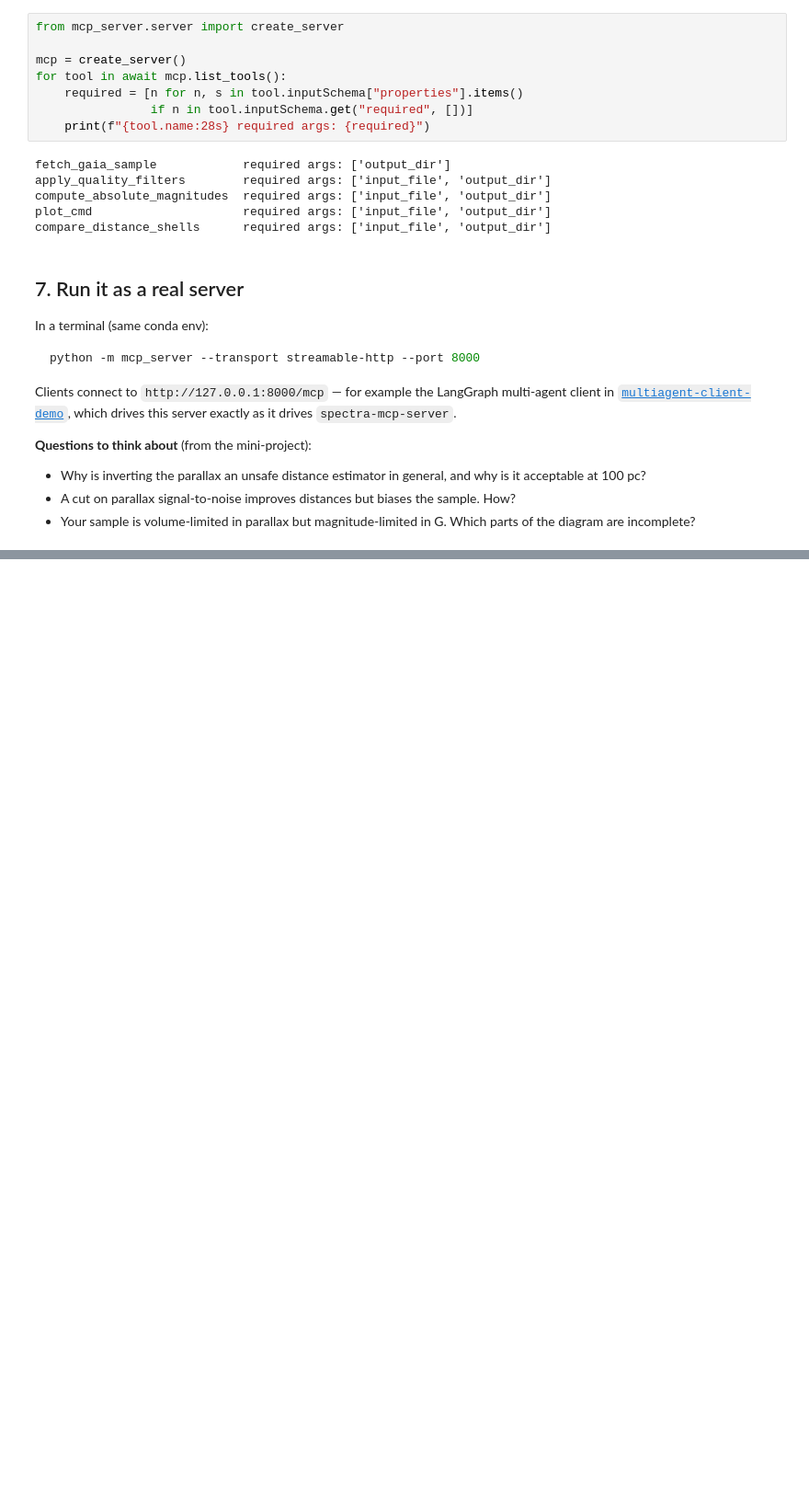
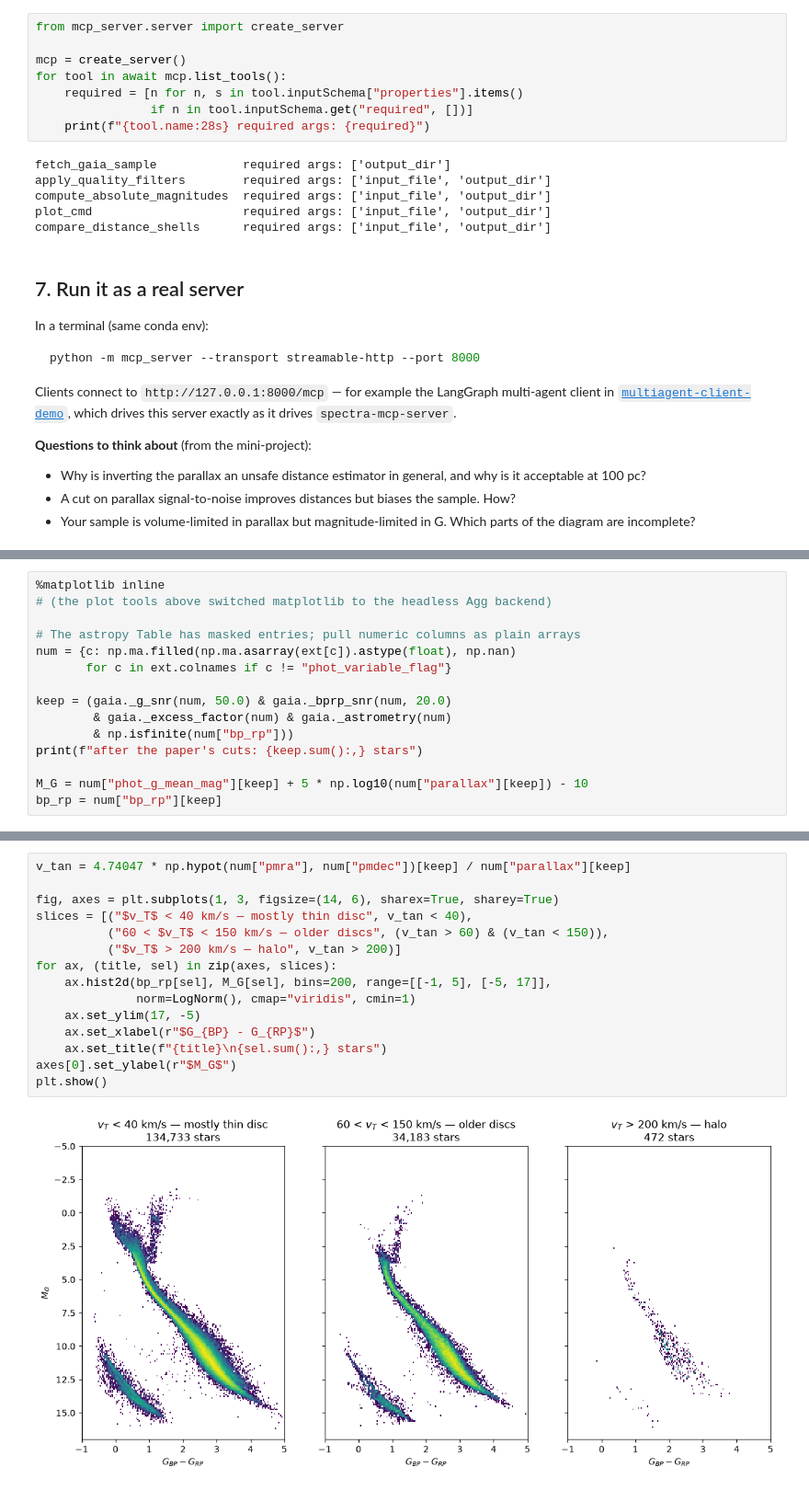
Before and after one commit to HEP-KE/gaia-mcp-server, a Jupyter notebook: notebooks/01_manual_pipeline.ipynb, the cells around one changed output, grey strips where cells are left out. Shown at 92% size. Saved outputs shown, nothing was run; the diff lists cells and outputs as text; blank space fills up the shorter version.

```diff
--- a/notebooks/01_manual_pipeline.ipynb
+++ b/notebooks/01_manual_pipeline.ipynb
@@ -226,0 +274,15 @@ which drives this server exactly as it drives `spectra-mcp-server`.
+# %%
+%matplotlib inline
+# (the plot tools above switched matplotlib to the headless Agg backend)
+
+# The astropy Table has masked entries; pull numeric columns as plain arrays
+num = {c: np.ma.filled(np.ma.asarray(ext[c]).astype(float), np.nan)
+       for c in ext.colnames if c != "phot_variable_flag"}
+
+keep = (gaia._g_snr(num, 50.0) & gaia._bprp_snr(num, 20.0)
+        & gaia._excess_factor(num) & gaia._astrometry(num)
+        & np.isfinite(num["bp_rp"]))
+print(f"after the paper's cuts: {keep.sum():,} stars")
+
+M_G = num["phot_g_mean_mag"][keep] + 5 * np.log10(num["parallax"][keep]) - 10
+bp_rp = num["bp_rp"][keep]
@@ -226,0 +300,17 @@ which drives this server exactly as it drives `spectra-mcp-server`.
+# %%
+v_tan = 4.74047 * np.hypot(num["pmra"], num["pmdec"])[keep] / num["parallax"][keep]
+
+fig, axes = plt.subplots(1, 3, figsize=(14, 6), sharex=True, sharey=True)
+slices = [("$v_T$ < 40 km/s — mostly thin disc", v_tan < 40),
+          ("60 < $v_T$ < 150 km/s — older discs", (v_tan > 60) & (v_tan < 150)),
+          ("$v_T$ > 200 km/s — halo", v_tan > 200)]
+for ax, (title, sel) in zip(axes, slices):
+    ax.hist2d(bp_rp[sel], M_G[sel], bins=200, range=[[-1, 5], [-5, 17]],
+              norm=LogNorm(), cmap="viridis", cmin=1)
+    ax.set_ylim(17, -5)
+    ax.set_xlabel(r"$G_{BP} - G_{RP}$")
+    ax.set_title(f"{title}\n{sel.sum():,} stars")
+axes[0].set_ylabel(r"$M_G$")
+plt.show()
+# %% [output]
+[figure, added]
```
Also changed, not shown: parts of 12 cells of this notebook, 1 other file.
